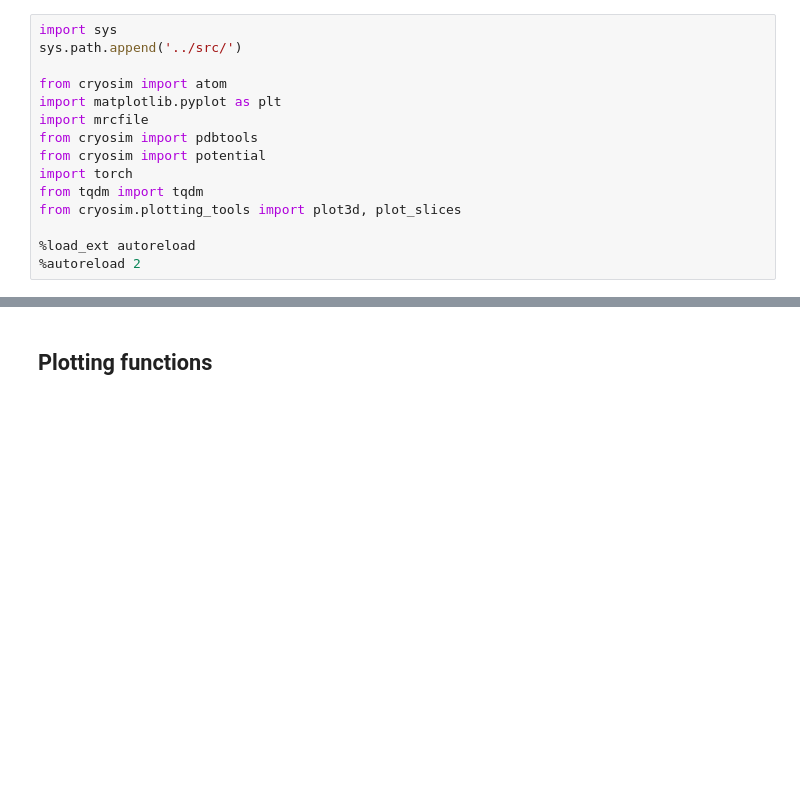
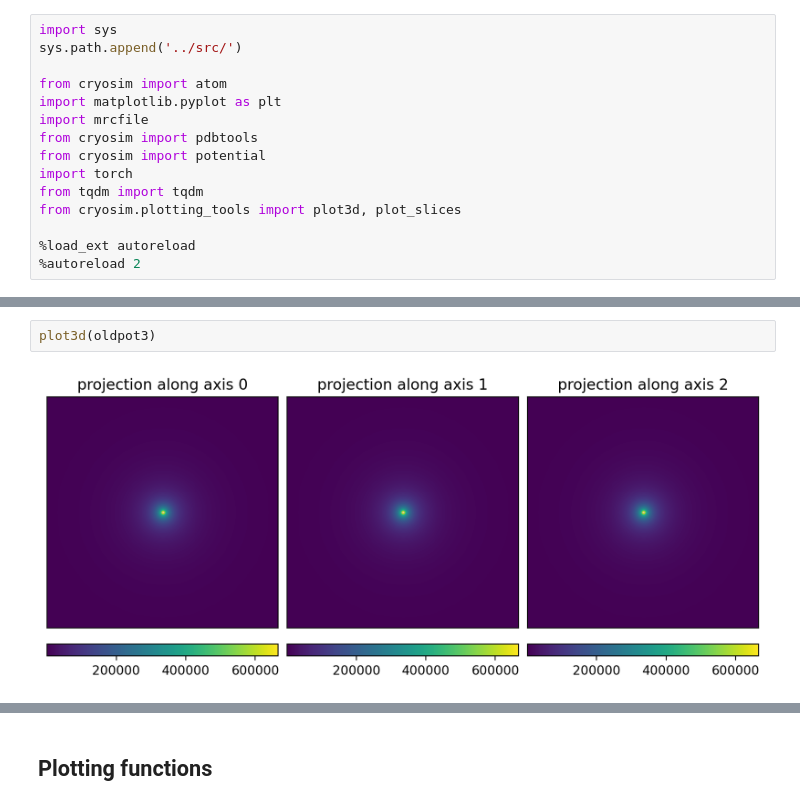
Before and after one commit to joelyeois/specter, a Jupyter notebook: dev-notebooks/pdb2mrc-allvariations-no-ice.ipynb, the cells around one changed output, grey strips where cells are left out. Drawn from its saved outputs; the diff is of its cells as text; blank space fills up the shorter version.

```diff
--- a/dev-notebooks/pdb2mrc-allvariations-no-ice.ipynb
+++ b/dev-notebooks/pdb2mrc-allvariations-no-ice.ipynb
@@ -15,0 +38,4 @@ from cryosim.plotting_tools import plot3d, plot_slices
+# %%
+plot3d(oldpot3)
+# %% [output]
+[figure, added]
```
Also changed, not shown: parts of 6 cells of this notebook, 13 other files.
